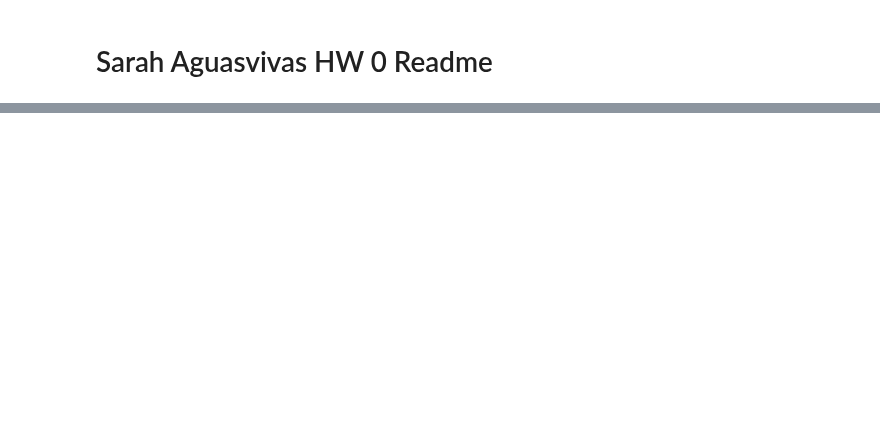
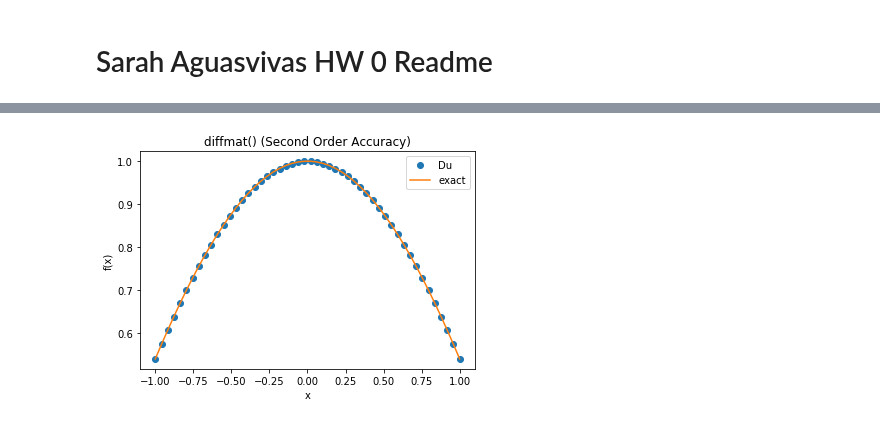
Before and after one commit to cu-numpde/numpde-fall2017, a Jupyter notebook: HW0-Readme.ipynb, the cells around one changed output, grey strips where cells are left out. Saved outputs shown, nothing was run; the diff lists cells and outputs as text; code cells hidden in the pictures; blank space fills up the shorter version.

```diff
--- a/HW0-Readme.ipynb
+++ b/HW0-Readme.ipynb
@@ -12,37 +37,45 @@ D =  \begin{bmatrix}
 # %%
 import numpy
 from matplotlib import pyplot
 
-pyplot.style.use('ggplot')
+#pyplot.style.use('ggplot')
 
 def diffmat(x):
     D=numpy.eye(x.shape[0])
-    print(D.shape)
+
     for i in range(D.shape[0]):
-        if i < D.shape[0]-1:
-            h= x[i+1]-x[i]
+        if (i < D.shape[0]-1) & (i!=0):
+            h= x[i+1]-x[i-1]
             D[i,i+1] = 1.0/h
-            D[i,i] = -1.0/h
+            D[i,i] = 0.0
+            D[i,i-1] = -1.0/h
+        elif (i==0):
+            h= x[i+2]-x[i]
+            D[i,i]= -3.0/h
+            D[i,i+1]= 4.0/h
+            D[i, i+2]= -1.0/h
         else:
-            #if I am in the last point, I am going to
-            #use a second order backwards scheme.
-            # 1/(2h) (3*u_i - 4*u_(i-1) + u_(i-2))
             h= x[i]-x[i-2]
-            D[i, i]=3.0/h
+            D[i, i]= 3.0/h
             D[i, i-1] = -4.0/h
             D[i, i-2] = 1.0/h
 
     return D
 
-n= 20
+n= 50
 x= numpy.linspace(-1,1,n)
 y=numpy.cos(x) # first derivative
-yy=-numpy.sin(x) #second derivative
 f= numpy.sin(x) #function in question
 
 DD=diffmat(x)
 
 pyplot.figure()
-pyplot.plot(x, numpy.dot(DD, f))
-pyplot.plot(x, y)
+pyplot.plot(x, numpy.dot(DD, f), 'o', label= 'Du') #directly plotting Du
+pyplot.plot(x, y, label='exact')
+pyplot.xlabel('x')
+pyplot.ylabel('f(x)')
+pyplot.legend(loc='upper right')
+pyplot.title('diffmat() (Second Order Accuracy)')
 pyplot.show()
+# %% [output]
+[figure, added]
```
Also changed, not shown: parts of 19 cells of this notebook.
